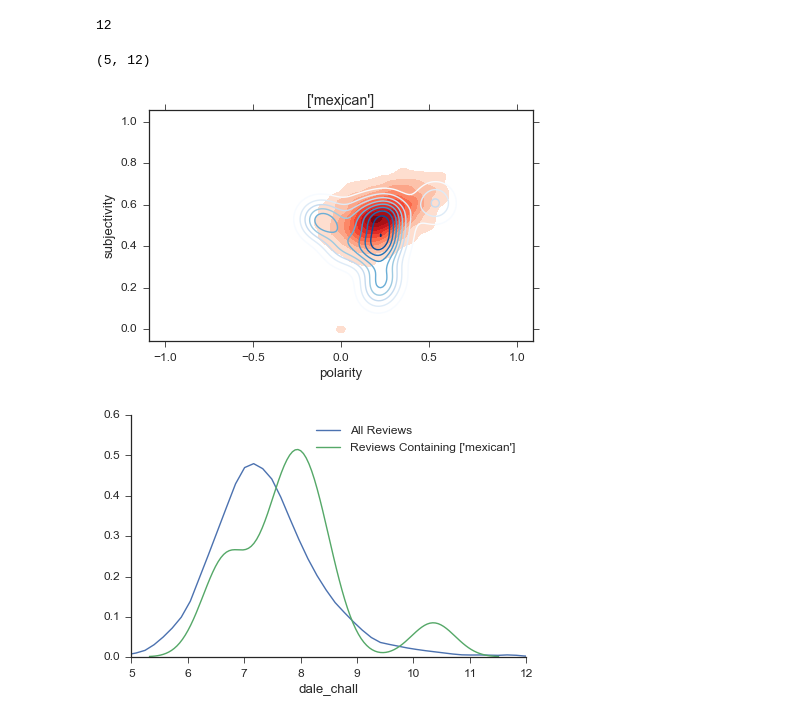
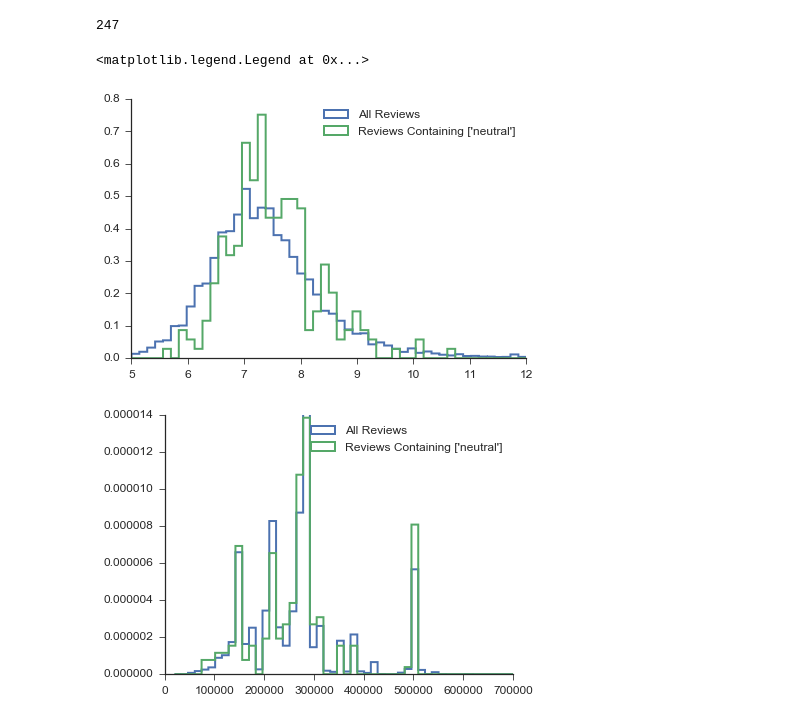
Before and after one commit to franklinmarsh/jac_project, a Jupyter notebook: review_corpus_comparator.ipynb, the cells around one changed output. Drawn from its saved outputs; the diff is of its cells as text; code cells hidden in the pictures.

```diff
--- a/review_corpus_comparator.ipynb
+++ b/review_corpus_comparator.ipynb
@@ -94,24 +77,27 @@ keyword = ['']
 rt['kw_count'] =  rt['text'].apply(WordCount, args = (keyword,))
 rt['kw_freq'] =  rt['text'].apply(WordFreq, args = (keyword,))
 rt['kw'] = str(keyword)
-# %%
-fr = rt[rt['kw_count'] > 0] #just the reviews where one of the keywords was mentioned once.
-print(len(fr))
-# %% [output]
-12
-# %%
-plt.figure()
-plt.title(np.unique(fr['kw'])[0])
-sns.kdeplot(rt['polarity'], rt['subjectivity'], shade = True, shade_lowest = False, cmap = 'Reds')
-sns.kdeplot(fr['polarity'], fr['subjectivity'], cmap = 'Blues')
-
-plt.figure()
-sns.distplot(rt['dale_chall'], hist = False, label = 'All Reviews')
-sns.distplot(fr['dale_chall'], hist = False, label = 'Reviews Containing ' + str(keyword))
-sns.despine()
-plt.legend()
-plt.xlim(5,12)
-# %% [output]
-(5, 12)
-[figure, removed]
-[figure, removed]
+# %%
+fr = rt[rt['kw_count'] > 0] #review with keywords
+wi = rt[rt['kw_count'] > 0] #review with keywords
+wo  = rt[rt['kw_count'] == 0] #review without keywords
+print(len(fr))
+# %% [output]
+247
+# %%
+plt.figure()
+plt.hist(rt['dale_chall'], range = [5,12], bins  = 50, histtype = 'step', lw = 2, normed = True, label = 'All Reviews')
+plt.hist(fr['dale_chall'], range = [5,12], bins = 50, histtype = 'step', lw = 2, normed = True, label = 'Reviews Containing ' + str(keyword))
+sns.despine()
+plt.legend()
+plt.xlim(5,12)
+
+plt.figure()
+plt.hist(rt['latest_zhvi'], range = [20000,700000], bins = 50, histtype = 'step', lw = 2, normed = True, label = 'All Reviews')
+plt.hist(fr['latest_zhvi'], range = [20000,700000], bins = 50, histtype = 'step', lw = 2, normed = True, label = 'Reviews Containing ' + str(keyword))
+sns.despine()
+plt.legend()
+# %% [output]
+<matplotlib.legend.Legend at 0x...>
+[figure, added]
+[figure, added]
```
Also changed, not shown: parts of 23 cells of this notebook, 12 other files.
